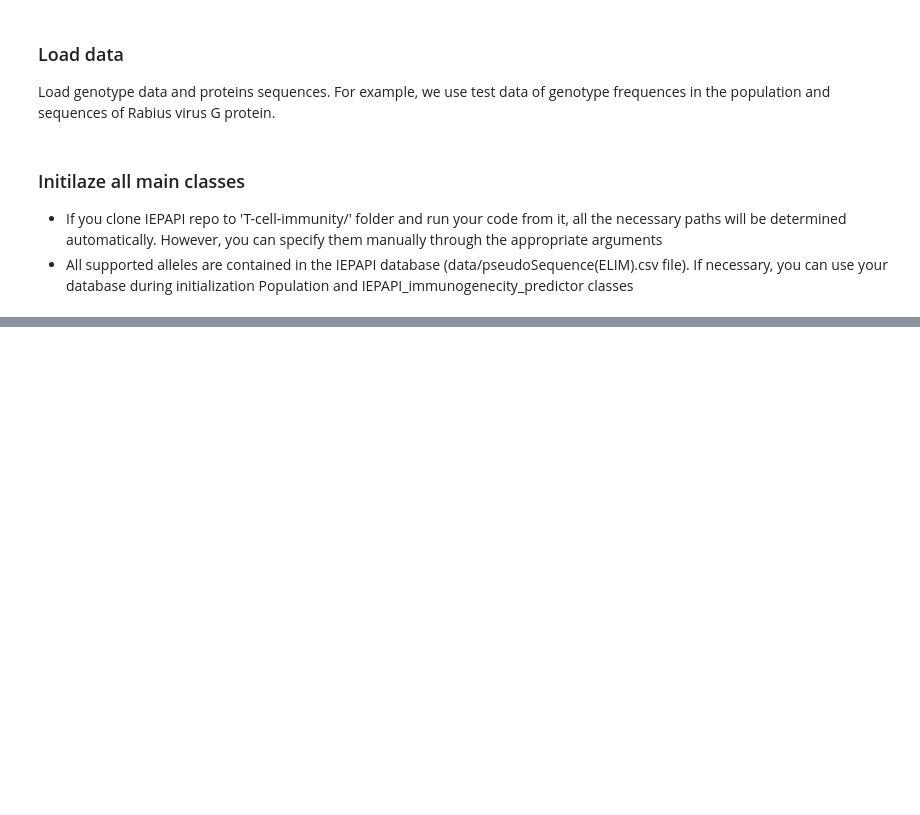
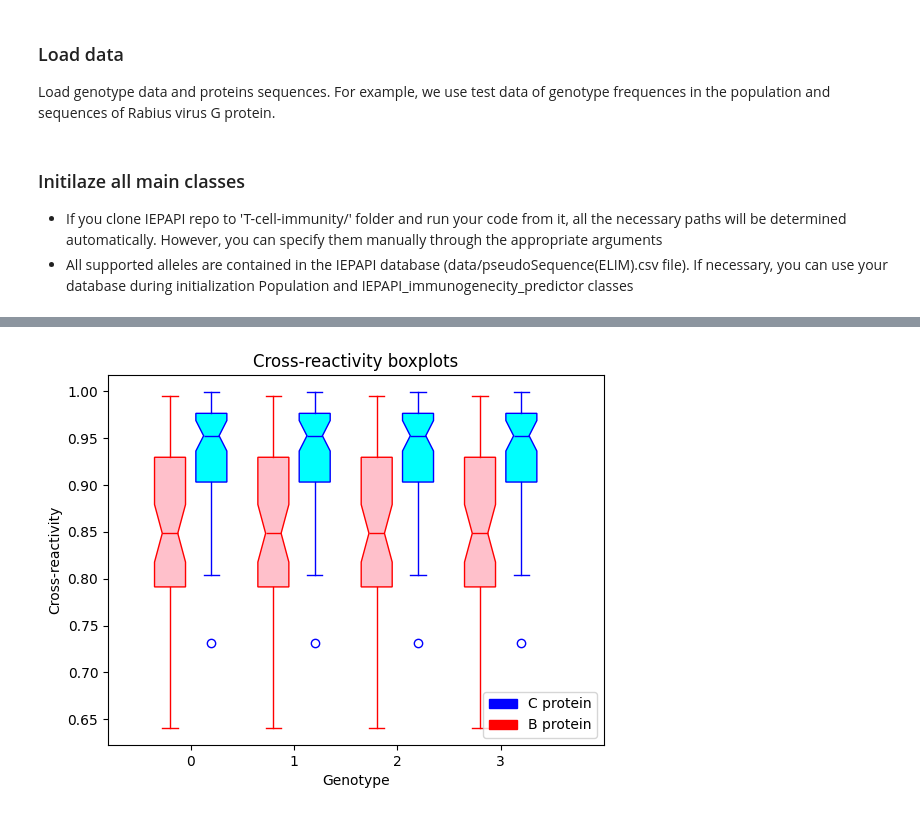
Before and after one commit to Philosophus4201/T-cell-immunity, a Jupyter notebook: Example_notebook.ipynb, the cells around one changed output, grey strips where cells are left out. Drawn from its saved outputs; the diff is of its cells as text; code cells hidden in the pictures; blank space fills up the shorter version.

```diff
--- a/Example_notebook.ipynb
+++ b/Example_notebook.ipynb
@@ -56,0 +145,4 @@ Cross_react_plot(Popul, immun_predictor, cross_react_predictor,protein_A,protein
+# %%
+Cross_react_plot(Popul, baseline_predictor2, cross_react_predictor,protein_A,protein_B,protein_C, N_individuals=4, N_proc=4)
+# %% [output]
+[figure, added]
```
Also changed, not shown: parts of 5 cells of this notebook, 2 other files.
